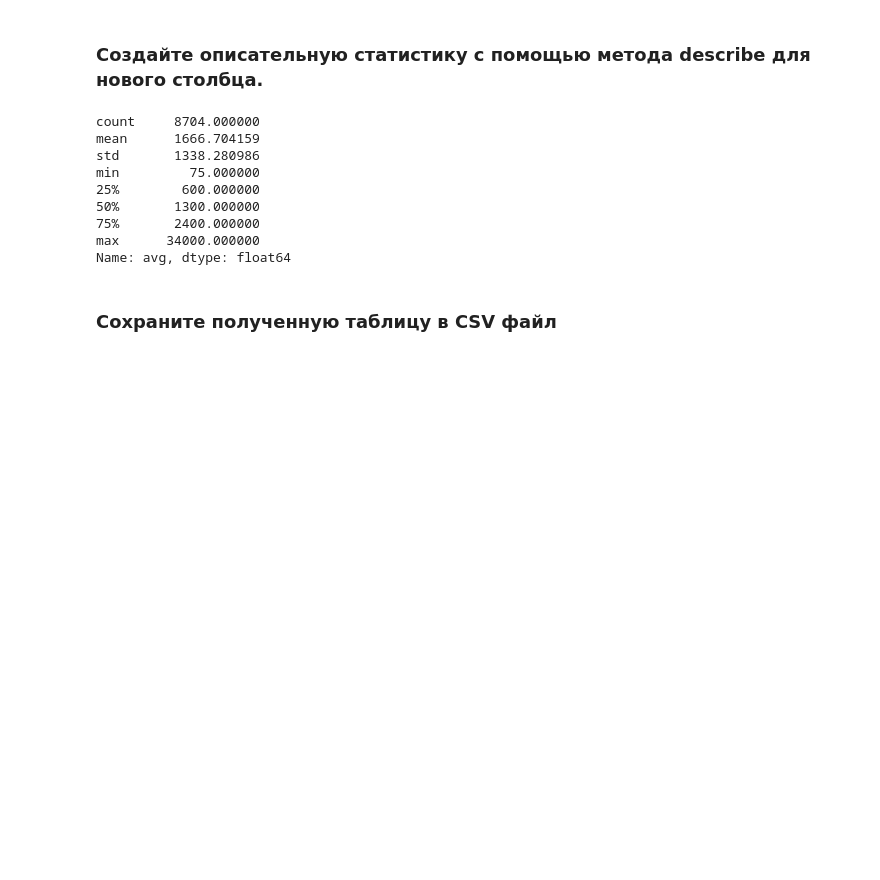
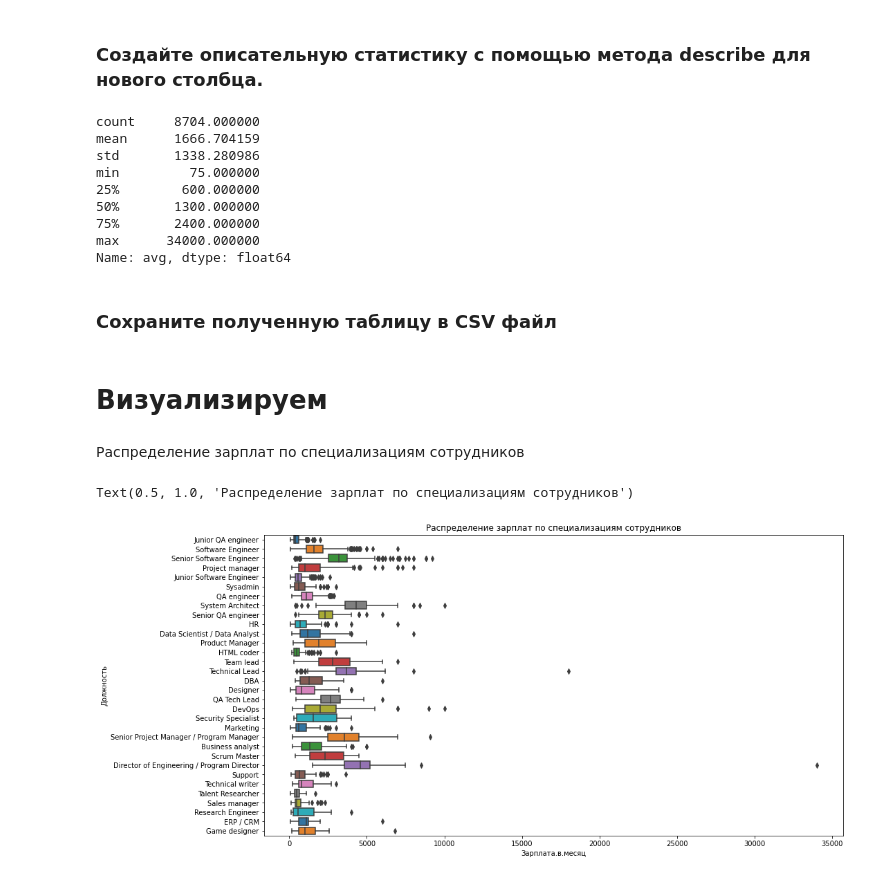
Before and after one commit to Susanna-Salata/goit-DS, a Jupyter notebook: GoIT_DS_HomeWork_2_2.ipynb, the cells around one changed output. Cells and saved outputs as stored; diff of their text form; code cells hidden in the pictures; blank space fills up the shorter version.

```diff
--- a/GoIT_DS_HomeWork_2_2.ipynb
+++ b/GoIT_DS_HomeWork_2_2.ipynb
@@ -245,3 +249,16 @@ Name: avg, dtype: float64
 ### Сохраните полученную таблицу в CSV файл
 # %%
 df.to_csv(path_or_buf='/content/drive/MyDrive/Colab Notebooks/Data/2017_jun_final_12_10.csv', sep=',', header=True)
+# %% [markdown]
+# Визуализируем
+# %% [markdown]
+Распределение зарплат по специализациям сотрудников
+# %%
+plt.figure(figsize=(15,8))
+sns.boxplot(data=df,
+            x="Зарплата.в.месяц",
+            y="Должность",
+            palette="tab10").set_title("Распределение зарплат по специализациям сотрудников")
+# %% [output]
+Text(0.5, 1.0, 'Распределение зарплат по специализациям сотрудников')
+[figure, added]
```
Also changed, not shown: parts of 4 cells of this notebook.
